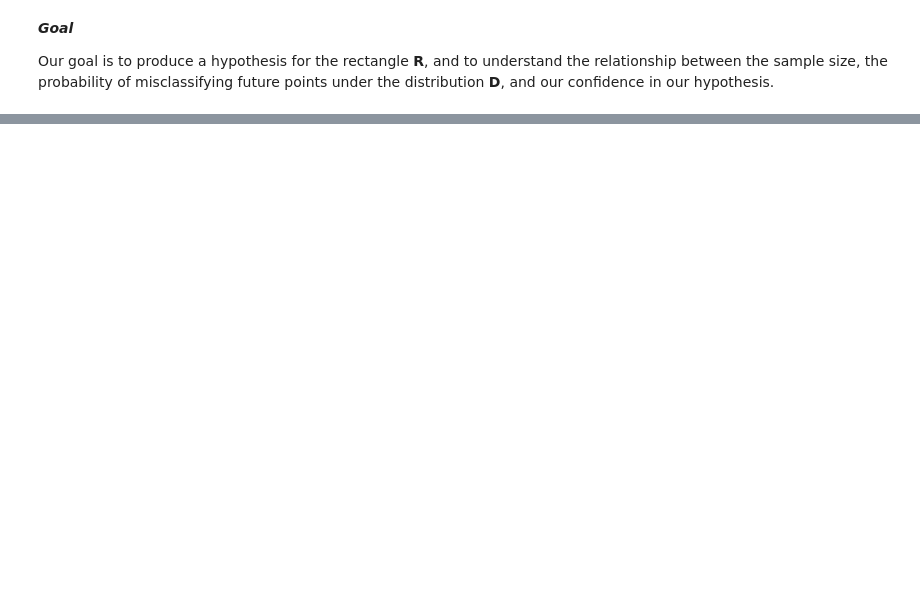
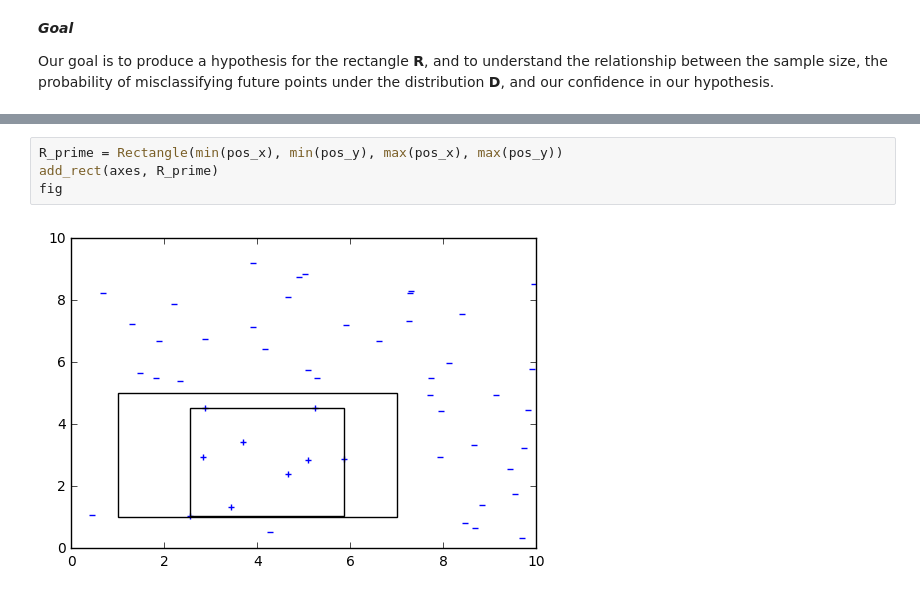
Before and after one commit to CalvinLeGassick/rect-learn-clt, a Jupyter notebook: LearningRectangles.ipynb, the cells around one changed output, grey strips where cells are left out. Drawn from its saved outputs; the diff is of its cells as text; blank space fills up the shorter version.

```diff
--- a/LearningRectangles.ipynb
+++ b/LearningRectangles.ipynb
@@ -79,0 +112,6 @@ Our goal is to produce a hypothesis for the rectangle **R**, and to understand t
+# %%
+R_prime = Rectangle(min(pos_x), min(pos_y), max(pos_x), max(pos_y))
+add_rect(axes, R_prime)
+fig
+# %% [output]
+[figure, added]
```
Also changed, not shown: parts of 14 cells of this notebook.
